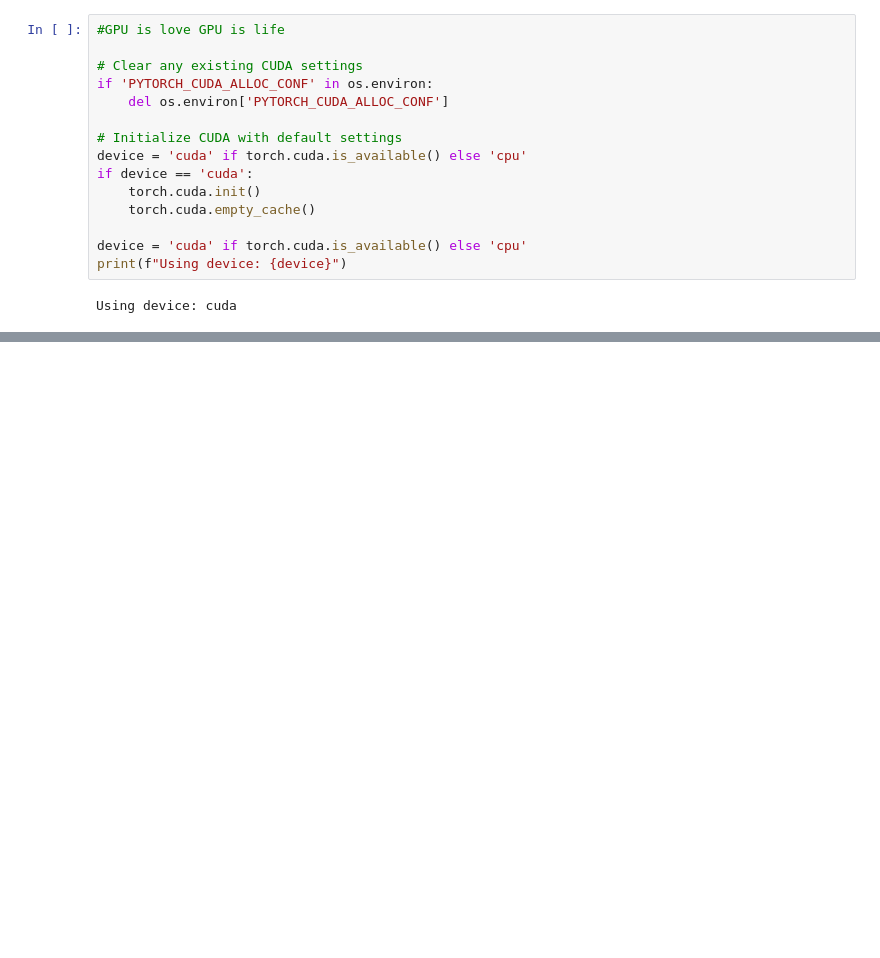
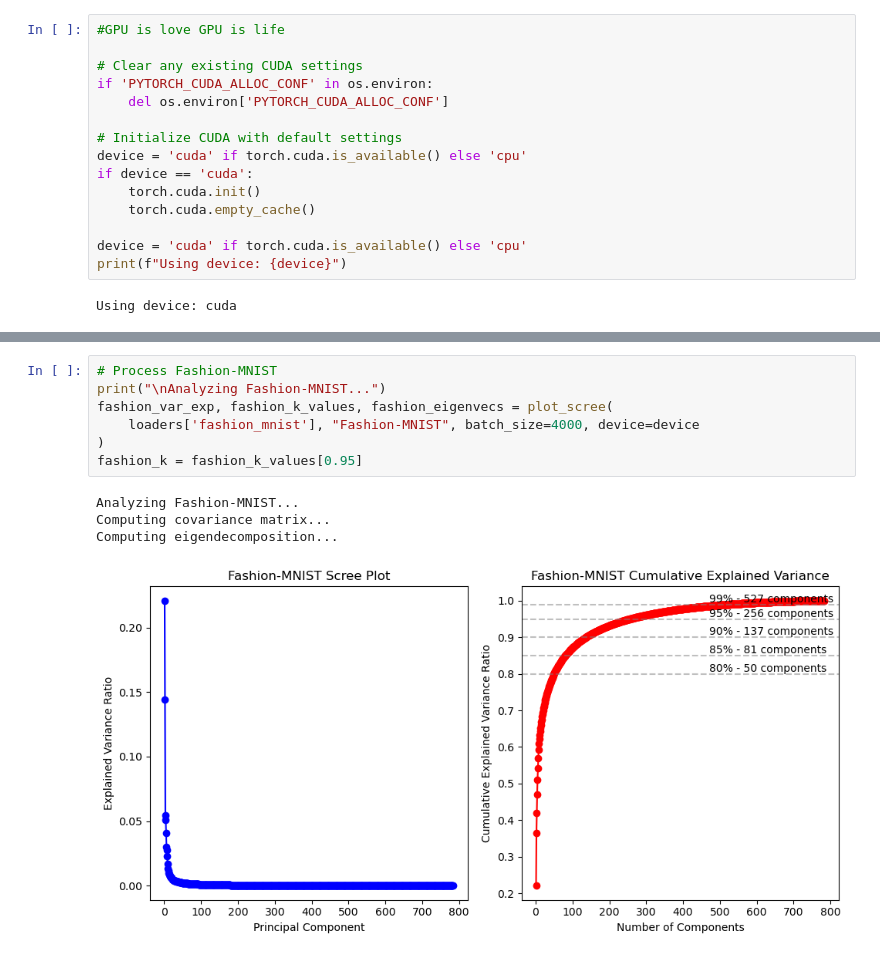
Before and after one commit to runlinaway/PCAandLDAfromScratch, a Jupyter notebook: pca_analysis.ipynb, the cells around one changed output, grey strips where cells are left out. Cells and saved outputs as stored; diff of their text form; blank space fills up the shorter version.

```diff
--- a/pca_analysis.ipynb
+++ b/pca_analysis.ipynb
@@ -69 +63,13 @@ Components needed for 95.0% variance: 331
+# %%
+# Process Fashion-MNIST
+print("\nAnalyzing Fashion-MNIST...")
+fashion_var_exp, fashion_k_values, fashion_eigenvecs = plot_scree(
+    loaders['fashion_mnist'], "Fashion-MNIST", batch_size=4000, device=device
+)
+fashion_k = fashion_k_values[0.95]
+# %% [output]
+Analyzing Fashion-MNIST...
+Computing covariance matrix...
+Computing eigendecomposition...
+[figure, added]
 # %%
```
Also changed, not shown: parts of 15 cells of this notebook, 3 other files.
